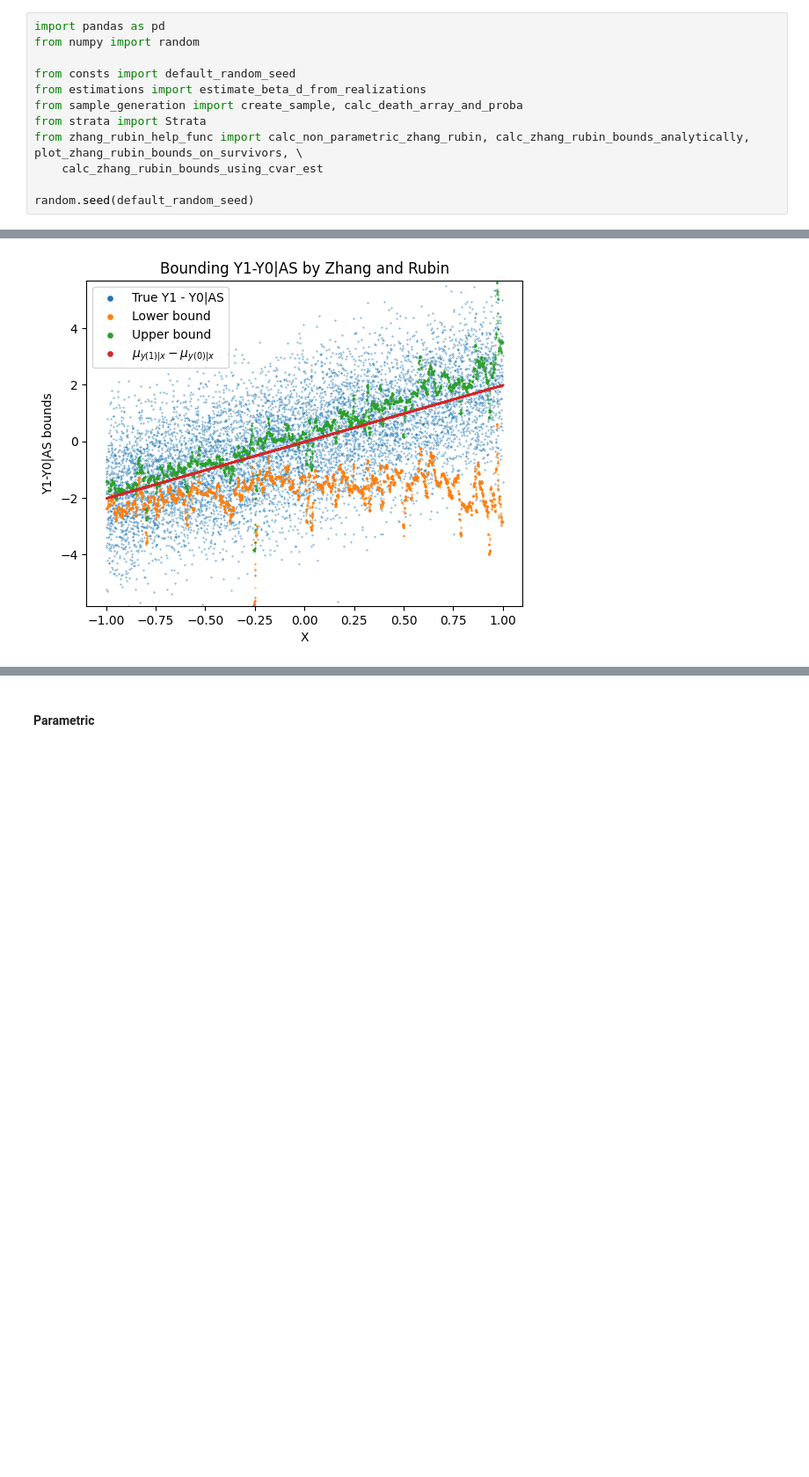
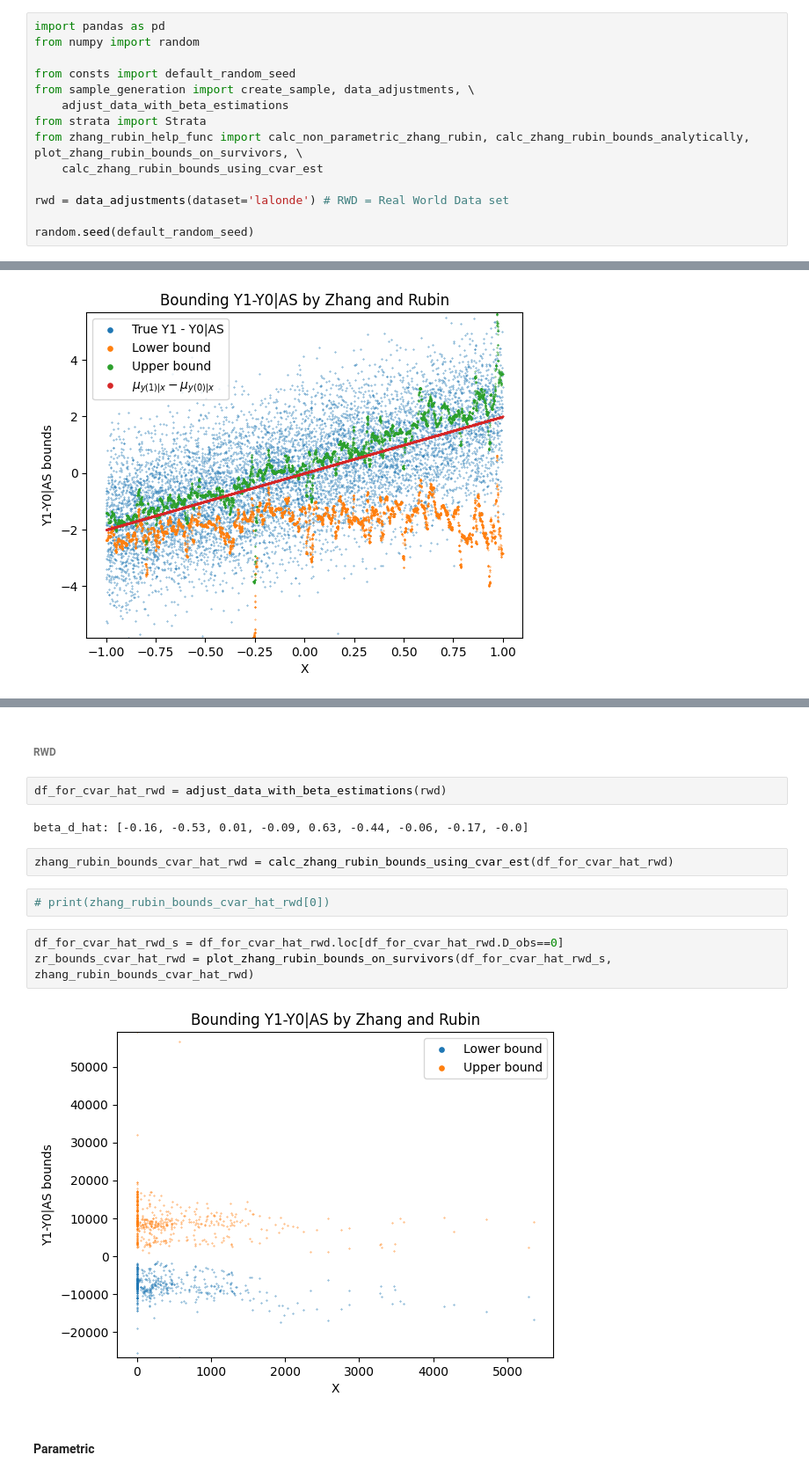
Before and after one commit to HadarRosenwald/competing_risks_simulation, a Jupyter notebook: competing_risks_simulation.ipynb, the cells around one changed output, grey strips where cells are left out. Shown at 88% size. Saved outputs shown, nothing was run; the diff lists cells and outputs as text; blank space fills up the shorter version.

Commit message:
support vector x, support real world data, processing Lalonde dataset

```diff
--- a/competing_risks_simulation.ipynb
+++ b/competing_risks_simulation.ipynb
@@ -3,12 +3,14 @@ import pandas as pd
 from numpy import random
 
 from consts import default_random_seed
-from estimations import estimate_beta_d_from_realizations
-from sample_generation import create_sample, calc_death_array_and_proba
+from sample_generation import create_sample, data_adjustments, \
+    adjust_data_with_beta_estimations
 from strata import Strata
 from zhang_rubin_help_func import calc_non_parametric_zhang_rubin, calc_zhang_rubin_bounds_analytically, plot_zhang_rubin_bounds_on_survivors, \
     calc_zhang_rubin_bounds_using_cvar_est
 
+rwd = data_adjustments(dataset='lalonde') # RWD = Real World Data set
+
 random.seed(default_random_seed)
 # %% [markdown]
 # $Y(t)|X,S_t=1$
@@ -82,6 +86,21 @@ zhang_rubin_bounds_cvar_hat = calc_zhang_rubin_bounds_using_cvar_est(df_for_cvar
 zr_bounds_cvar_hat = plot_zhang_rubin_bounds_on_survivors(sample_for_y_dist_s, zhang_rubin_bounds_cvar_hat)
 # %% [output]
 [figure]
+# %% [markdown]
+###### RWD
+# %%
+df_for_cvar_hat_rwd = adjust_data_with_beta_estimations(rwd)
+# %% [output]
+beta_d_hat: [-0.16, -0.53, 0.01, -0.09, 0.63, -0.44, -0.06, -0.17, -0.0]
+# %%
+zhang_rubin_bounds_cvar_hat_rwd = calc_zhang_rubin_bounds_using_cvar_est(df_for_cvar_hat_rwd)
+# %%
+# print(zhang_rubin_bounds_cvar_hat_rwd[0])
+# %%
+df_for_cvar_hat_rwd_s = df_for_cvar_hat_rwd.loc[df_for_cvar_hat_rwd.D_obs==0]
+zr_bounds_cvar_hat_rwd = plot_zhang_rubin_bounds_on_survivors(df_for_cvar_hat_rwd_s, zhang_rubin_bounds_cvar_hat_rwd)
+# %% [output]
+[figure, added]
 # %% [markdown]
 #### Parametric
 # %% [markdown]
```
Also changed, not shown: parts of 8 cells of this notebook, 6 other files.
